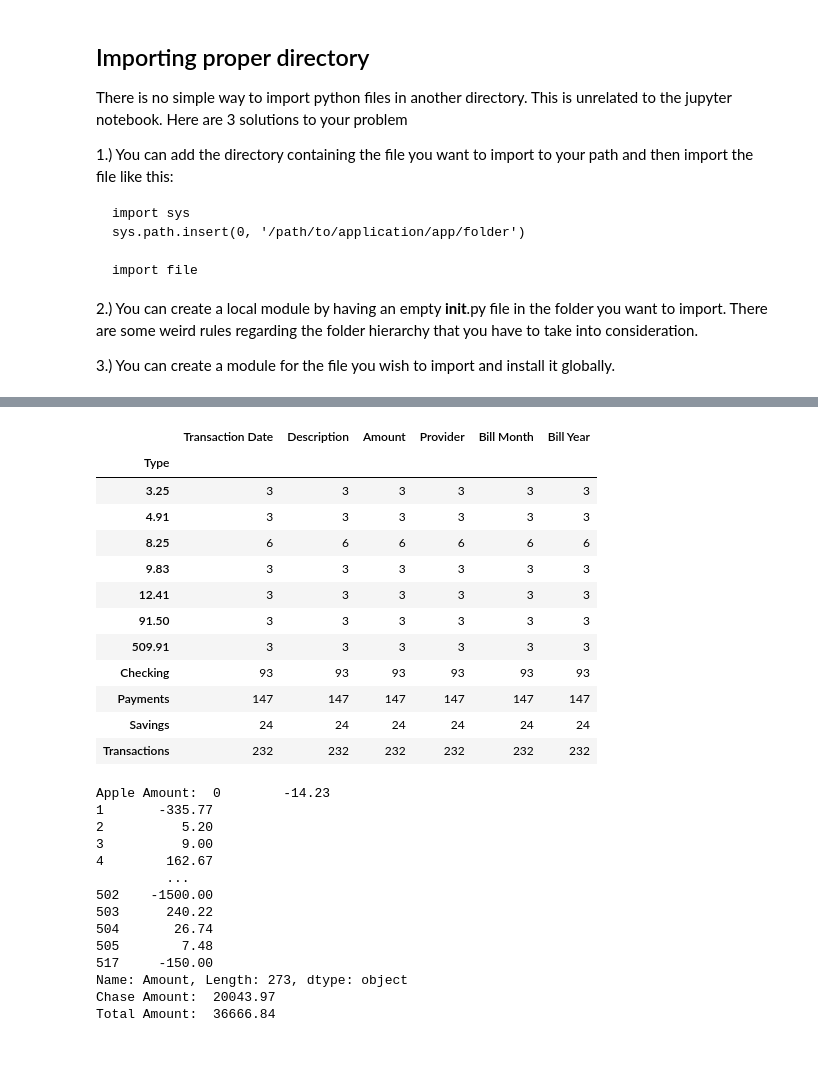
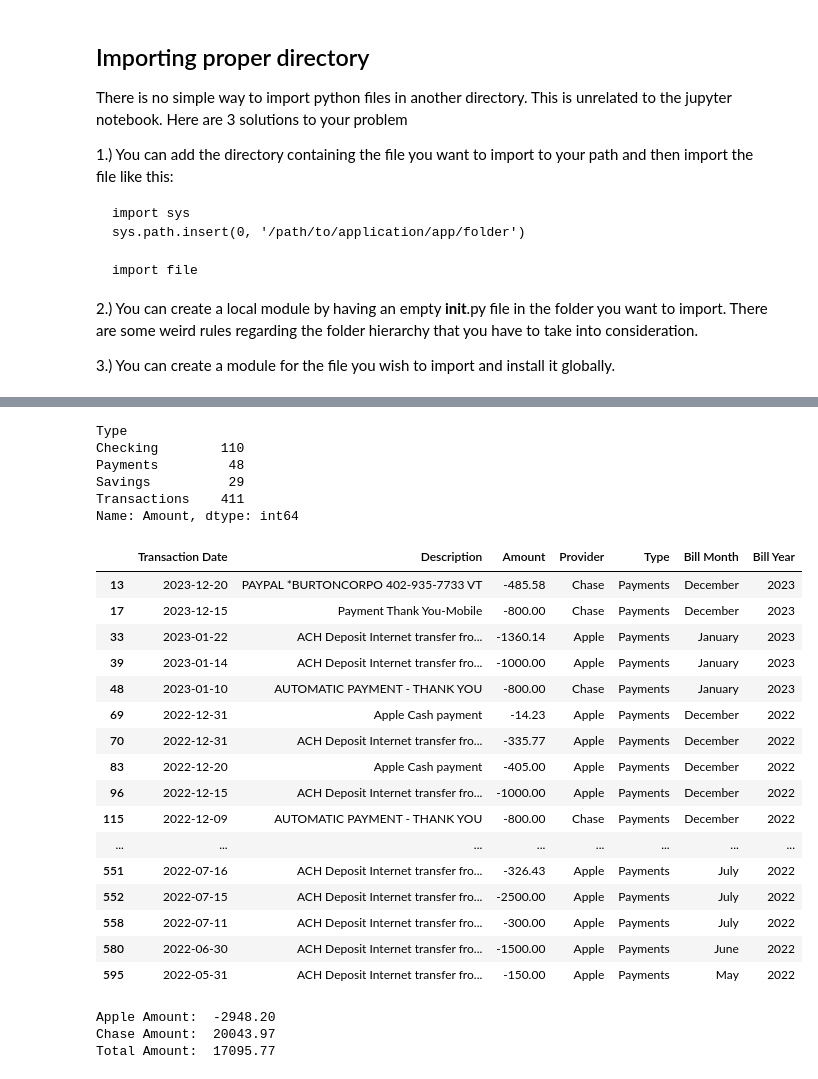
Before and after one commit to CChalland/Banking-Statmement-Converter, a Jupyter notebook: .demo/data_table.ipynb, the cells around one changed output, grey strips where cells are left out. Cells and saved outputs as stored; diff of their text form; code cells hidden in the pictures; blank space fills up the shorter version.

```diff
--- a/.demo/data_table.ipynb
+++ b/.demo/data_table.ipynb
@@ -69,22 +69,36 @@ df
 # %%
-type_amounts = df.groupby("Type")
+type_amounts = df.groupby("Type")["Amount"]
 type_amounts.count()
 # %% [output]
-|  | Transaction Date | Description | Amount | Provider | Bill Month | Bill Year |
-| Type |  |  |  |  |  |  |
-| 3.25 | 3 | 3 | 3 | 3 | 3 | 3 |
-| 4.91 | 3 | 3 | 3 | 3 | 3 | 3 |
-| 8.25 | 6 | 6 | 6 | 6 | 6 | 6 |
-| 9.83 | 3 | 3 | 3 | 3 | 3 | 3 |
-| 12.41 | 3 | 3 | 3 | 3 | 3 | 3 |
-| 91.50 | 3 | 3 | 3 | 3 | 3 | 3 |
-| 509.91 | 3 | 3 | 3 | 3 | 3 | 3 |
-| Checking | 93 | 93 | 93 | 93 | 93 | 93 |
-| Payments | 147 | 147 | 147 | 147 | 147 | 147 |
-| Savings | 24 | 24 | 24 | 24 | 24 | 24 |
-| Transactions | 232 | 232 | 232 | 232 | 232 | 232 |
+Type
+Checking        110
+Payments         48
+Savings          29
+Transactions    411
+Name: Amount, dtype: int64
+# %%
+payment_df = df[df['Type'] == 'Payments']
+payment_df
+# %% [output]
+|  | Transaction Date | Description | Amount | Provider | Type | Bill Month | Bill Year |
+| 13 | 2023-12-20 | PAYPAL *BURTONCORPO 402-935-7733 VT | -485.58 | Chase | Payments | December | 2023 |
+| 17 | 2023-12-15 | Payment Thank You-Mobile | -800.00 | Chase | Payments | December | 2023 |
+| 33 | 2023-01-22 | ACH Deposit Internet transfer fro... | -1360.14 | Apple | Payments | January | 2023 |
+| 39 | 2023-01-14 | ACH Deposit Internet transfer fro... | -1000.00 | Apple | Payments | January | 2023 |
+| 48 | 2023-01-10 | AUTOMATIC PAYMENT - THANK YOU | -800.00 | Chase | Payments | January | 2023 |
+| 69 | 2022-12-31 | Apple Cash payment | -14.23 | Apple | Payments | December | 2022 |
+| 70 | 2022-12-31 | ACH Deposit Internet transfer fro... | -335.77 | Apple | Payments | December | 2022 |
+| 83 | 2022-12-20 | Apple Cash payment | -405.00 | Apple | Payments | December | 2022 |
+| 96 | 2022-12-15 | ACH Deposit Internet transfer fro... | -1000.00 | Apple | Payments | December | 2022 |
+| 115 | 2022-12-09 | AUTOMATIC PAYMENT - THANK YOU | -800.00 | Chase | Payments | December | 2022 |
+| ... | ... | ... | ... | ... | ... | ... | ... |
+| 551 | 2022-07-16 | ACH Deposit Internet transfer fro... | -326.43 | Apple | Payments | July | 2022 |
+| 552 | 2022-07-15 | ACH Deposit Internet transfer fro... | -2500.00 | Apple | Payments | July | 2022 |
+| 558 | 2022-07-11 | ACH Deposit Internet transfer fro... | -300.00 | Apple | Payments | July | 2022 |
+| 580 | 2022-06-30 | ACH Deposit Internet transfer fro... | -1500.00 | Apple | Payments | June | 2022 |
+| 595 | 2022-05-31 | ACH Deposit Internet transfer fro... | -150.00 | Apple | Payments | May | 2022 |
 # %%
-apple_amount = df[df['Provider'] == "Apple"]["Amount"]
+apple_amount = df[df['Provider'] == "Apple"]["Amount"].sum()
 print("Apple Amount: ", apple_amount)
 chase_amount = df[df['Provider'] == "Chase"]["Amount"].sum()
 print("Chase Amount: ", chase_amount)
@@ -92,17 +106,6 @@ print("Chase Amount: ", chase_amount)
 total_amount = df["Amount"].sum()
 print("Total Amount: ", total_amount)
 # %% [output]
-Apple Amount:  0        -14.23
-1       -335.77
-2          5.20
-3          9.00
-4        162.67
-         ...
-502    -1500.00
-503      240.22
-504       26.74
-505        7.48
-517     -150.00
-Name: Amount, Length: 273, dtype: object
+Apple Amount:  -2948.20
 Chase Amount:  20043.97
-Total Amount:  36666.84
+Total Amount:  17095.77
```
Also changed, not shown: parts of 2 cells of this notebook, 1 other file.
